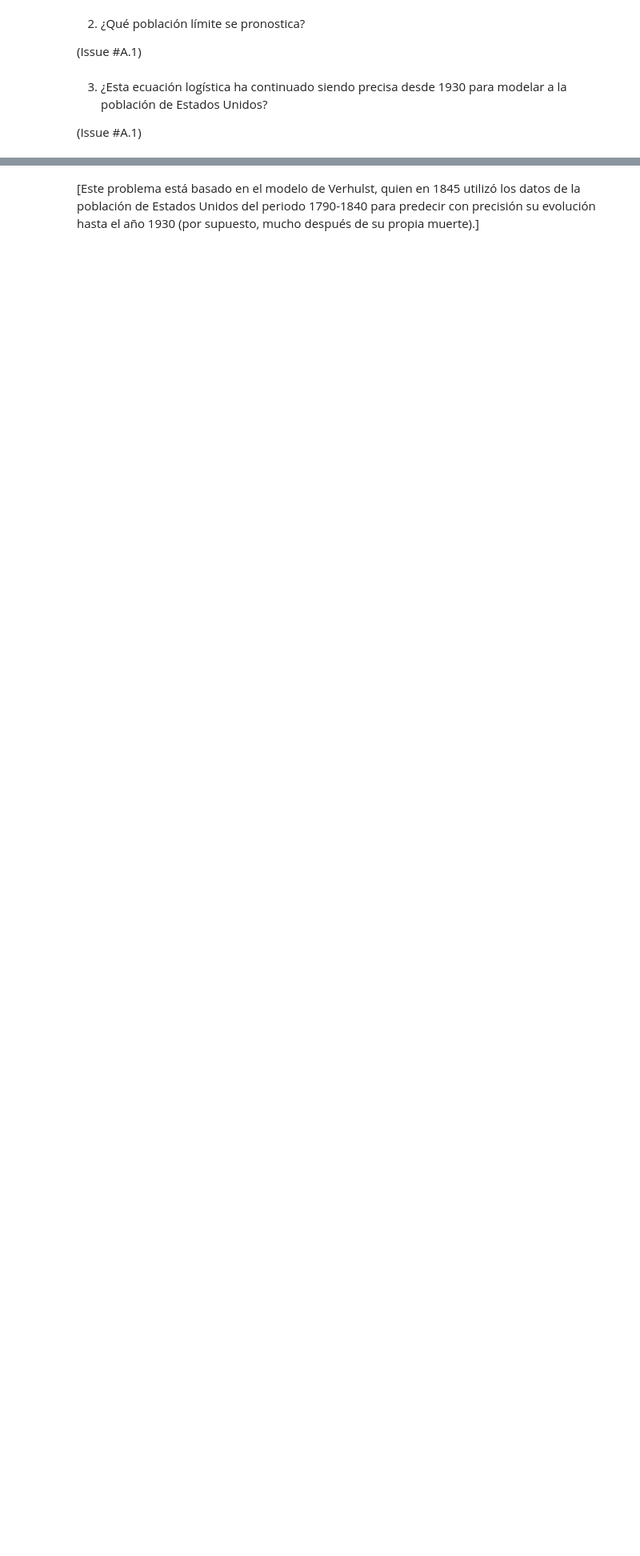
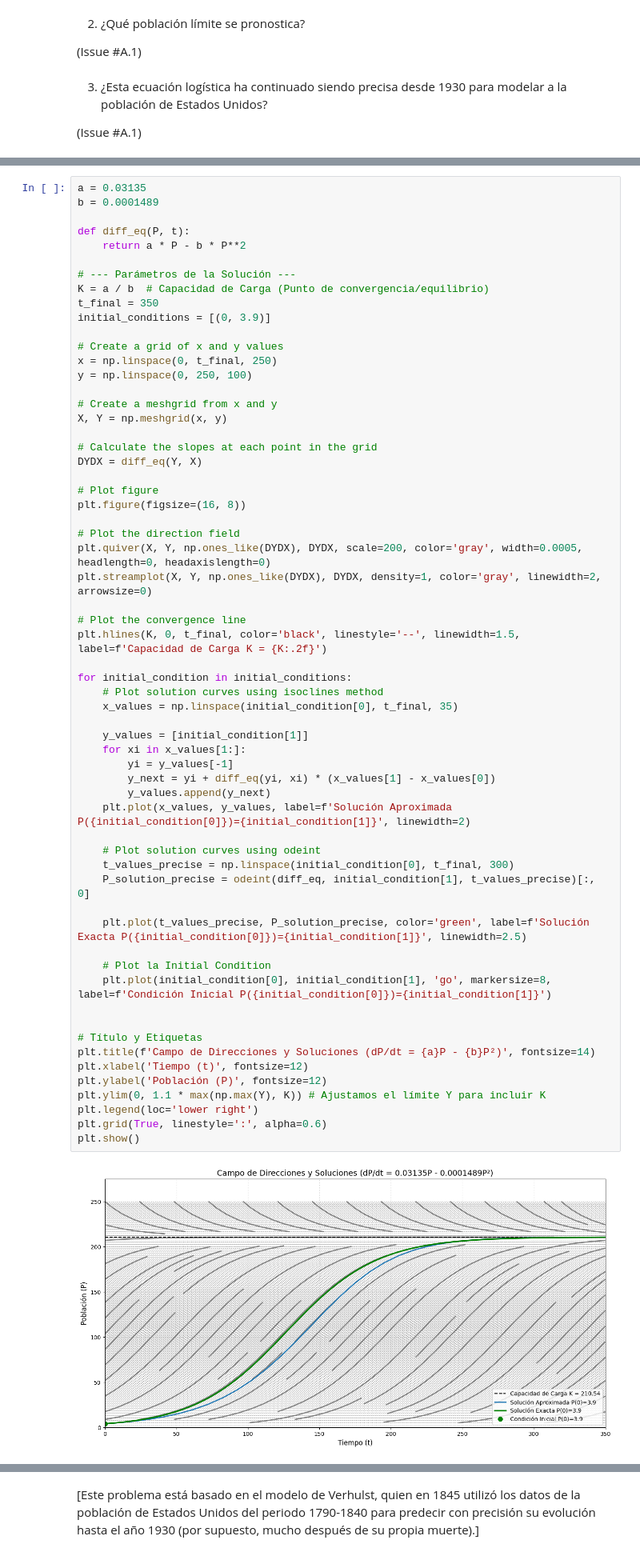
Before and after one commit to FontesHabana/Proyecto-MN-EDO, a Jupyter notebook: Part-A.ipynb, the cells around one changed output, grey strips where cells are left out. Shown at 80% size. Saved outputs shown, nothing was run; the diff lists cells and outputs as text; blank space fills up the shorter version.

```diff
--- a/Part-A.ipynb
+++ b/Part-A.ipynb
@@ -34,0 +34,63 @@ $$\frac{dP}{dt} = 0.03135P − 0.0001489P^2 \quad , \quad P(0) = 3.9$$
+# %%
+a = 0.03135
+b = 0.0001489
+
+def diff_eq(P, t):
+    return a * P - b * P**2
+
+# --- Parámetros de la Solución ---
+K = a / b  # Capacidad de Carga (Punto de convergencia/equilibrio)
+t_final = 350
+initial_conditions = [(0, 3.9)]
+
+# Create a grid of x and y values
+x = np.linspace(0, t_final, 250)
+y = np.linspace(0, 250, 100)
+
+# Create a meshgrid from x and y
+X, Y = np.meshgrid(x, y)
+
+# Calculate the slopes at each point in the grid
+DYDX = diff_eq(Y, X)
+
+# Plot figure
+plt.figure(figsize=(16, 8))
+
+# Plot the direction field
+plt.quiver(X, Y, np.ones_like(DYDX), DYDX, scale=200, color='gray', width=0.0005, headlength=0, headaxislength=0)
+plt.streamplot(X, Y, np.ones_like(DYDX), DYDX, density=1, color='gray', linewidth=2, arrowsize=0)
+
+# Plot the convergence line
+plt.hlines(K, 0, t_final, color='black', linestyle='--', linewidth=1.5, label=f'Capacidad de Carga K = {K:.2f}')
+
+for initial_condition in initial_conditions:
+    # Plot solution curves using isoclines method
+    x_values = np.linspace(initial_condition[0], t_final, 35)
+
+    y_values = [initial_condition[1]]
+    for xi in x_values[1:]:
+        yi = y_values[-1]
+        y_next = yi + diff_eq(yi, xi) * (x_values[1] - x_values[0])
+        y_values.append(y_next)
+    plt.plot(x_values, y_values, label=f'Solución Aproximada P({initial_condition[0]})={initial_condition[1]}', linewidth=2)
+
+    # Plot solution curves using odeint
+    t_values_precise = np.linspace(initial_condition[0], t_final, 300)
+    P_solution_precise = odeint(diff_eq, initial_condition[1], t_values_precise)[:, 0]
+
+    plt.plot(t_values_precise, P_solution_precise, color='green', label=f'Solución Exacta P({initial_condition[0]})={initial_condition[1]}', linewidth=2.5)
+
+    # Plot la Initial Condition
+    plt.plot(initial_condition[0], initial_condition[1], 'go', markersize=8, label=f'Condición Inicial P({initial_condition[0]})={initial_condition[1]}')
+
+
+# Título y Etiquetas
+plt.title(f'Campo de Direcciones y Soluciones (dP/dt = {a}P - {b}P²)', fontsize=14)
+plt.xlabel('Tiempo (t)', fontsize=12)
+plt.ylabel('Población (P)', fontsize=12)
+plt.ylim(0, 1.1 * max(np.max(Y), K)) # Ajustamos el límite Y para incluir K
+plt.legend(loc='lower right')
+plt.grid(True, linestyle=':', alpha=0.6)
+plt.show()
+# %% [output]
+[figure, added]
```
Also changed, not shown: parts of 4 cells of this notebook.
